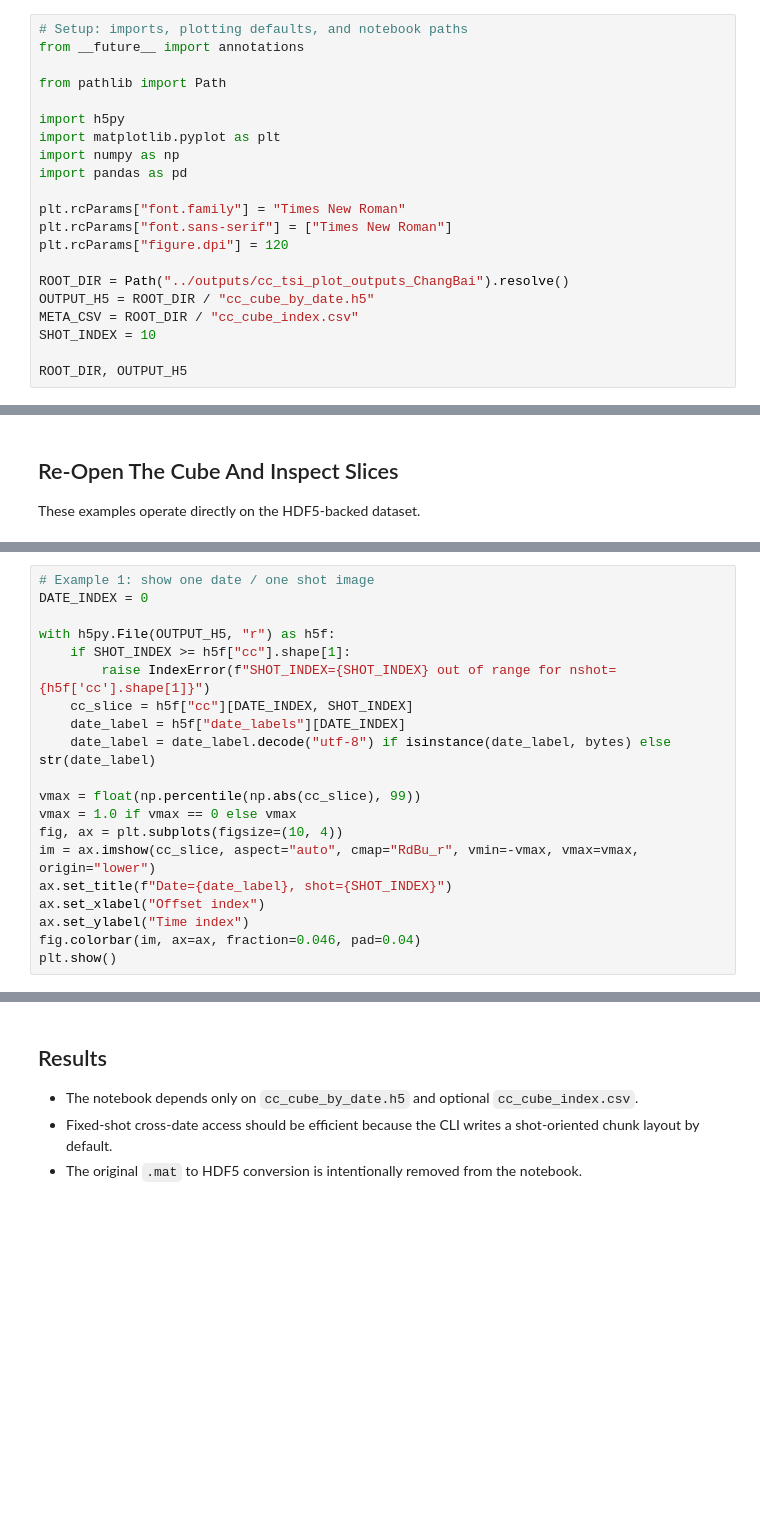
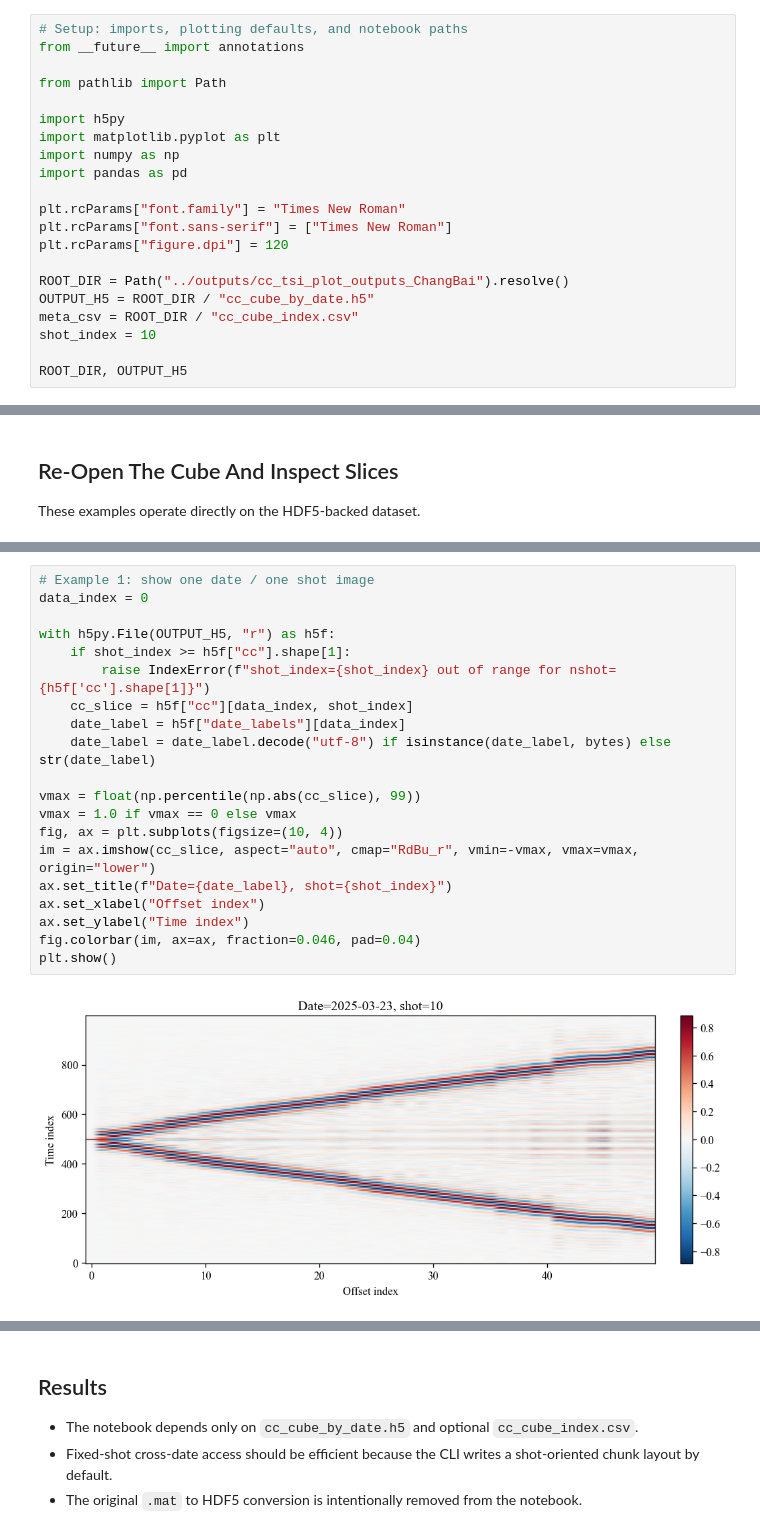
Before and after one commit to erbiaoger/dasQt_ccf, a Jupyter notebook: notebooks/build-disk-backed-changbai-cc-cube.ipynb, the cells around one changed output, grey strips where cells are left out. Saved outputs shown, nothing was run; the diff lists cells and outputs as text; blank space fills up the shorter version.

```diff
--- a/notebooks/build-disk-backed-changbai-cc-cube.ipynb
+++ b/notebooks/build-disk-backed-changbai-cc-cube.ipynb
@@ -26,7 +26,7 @@ plt.rcParams["figure.dpi"] = 120
 
 ROOT_DIR = Path("../outputs/cc_tsi_plot_outputs_ChangBai").resolve()
 OUTPUT_H5 = ROOT_DIR / "cc_cube_by_date.h5"
-META_CSV = ROOT_DIR / "cc_cube_index.csv"
-SHOT_INDEX = 10
+meta_csv = ROOT_DIR / "cc_cube_index.csv"
+shot_index = 10
 
 ROOT_DIR, OUTPUT_H5
@@ -90,23 +121,25 @@ with h5py.File(OUTPUT_H5, "r") as h5f:
 # %%
 # Example 1: show one date / one shot image
-DATE_INDEX = 0
+data_index = 0
 
 with h5py.File(OUTPUT_H5, "r") as h5f:
-    if SHOT_INDEX >= h5f["cc"].shape[1]:
-        raise IndexError(f"SHOT_INDEX={SHOT_INDEX} out of range for nshot={h5f['cc'].shape[1]}")
-    cc_slice = h5f["cc"][DATE_INDEX, SHOT_INDEX]
-    date_label = h5f["date_labels"][DATE_INDEX]
+    if shot_index >= h5f["cc"].shape[1]:
+        raise IndexError(f"shot_index={shot_index} out of range for nshot={h5f['cc'].shape[1]}")
+    cc_slice = h5f["cc"][data_index, shot_index]
+    date_label = h5f["date_labels"][data_index]
     date_label = date_label.decode("utf-8") if isinstance(date_label, bytes) else str(date_label)
 
 vmax = float(np.percentile(np.abs(cc_slice), 99))
 vmax = 1.0 if vmax == 0 else vmax
 fig, ax = plt.subplots(figsize=(10, 4))
 im = ax.imshow(cc_slice, aspect="auto", cmap="RdBu_r", vmin=-vmax, vmax=vmax, origin="lower")
-ax.set_title(f"Date={date_label}, shot={SHOT_INDEX}")
+ax.set_title(f"Date={date_label}, shot={shot_index}")
 ax.set_xlabel("Offset index")
 ax.set_ylabel("Time index")
 fig.colorbar(im, ax=ax, fraction=0.046, pad=0.04)
 plt.show()
+# %% [output]
+[figure, added]
 # %%
 # Example 2: load one shot across all dates
 with h5py.File(OUTPUT_H5, "r") as h5f:
```
Also changed, not shown: parts of 12 cells of this notebook, 5 other files.
